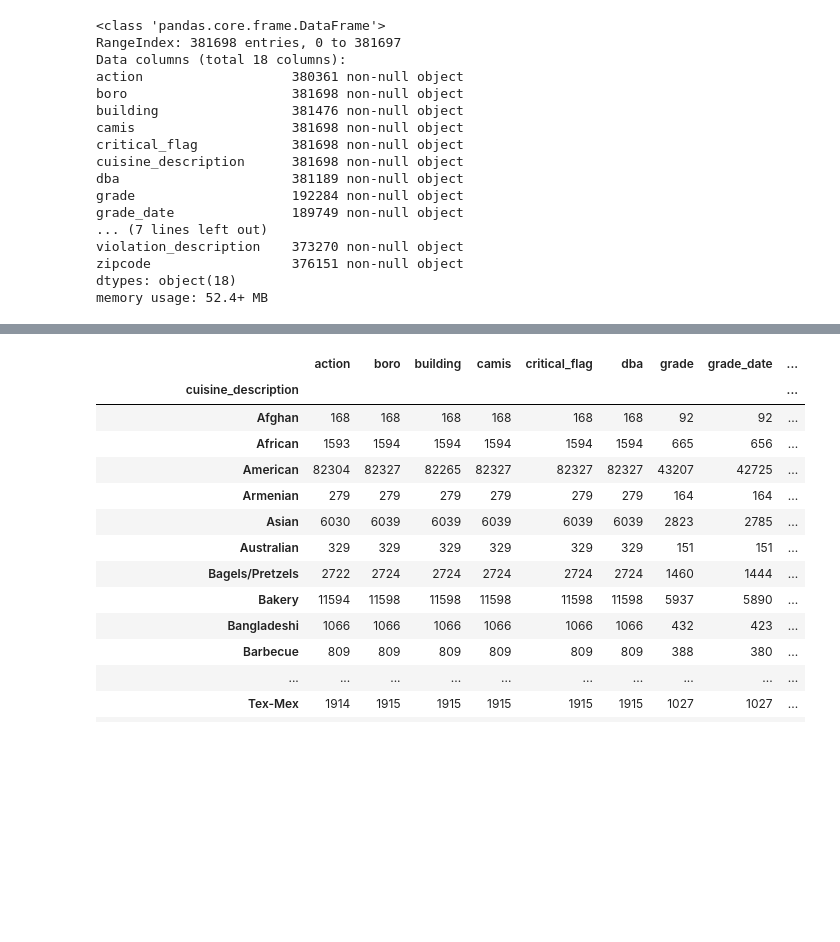
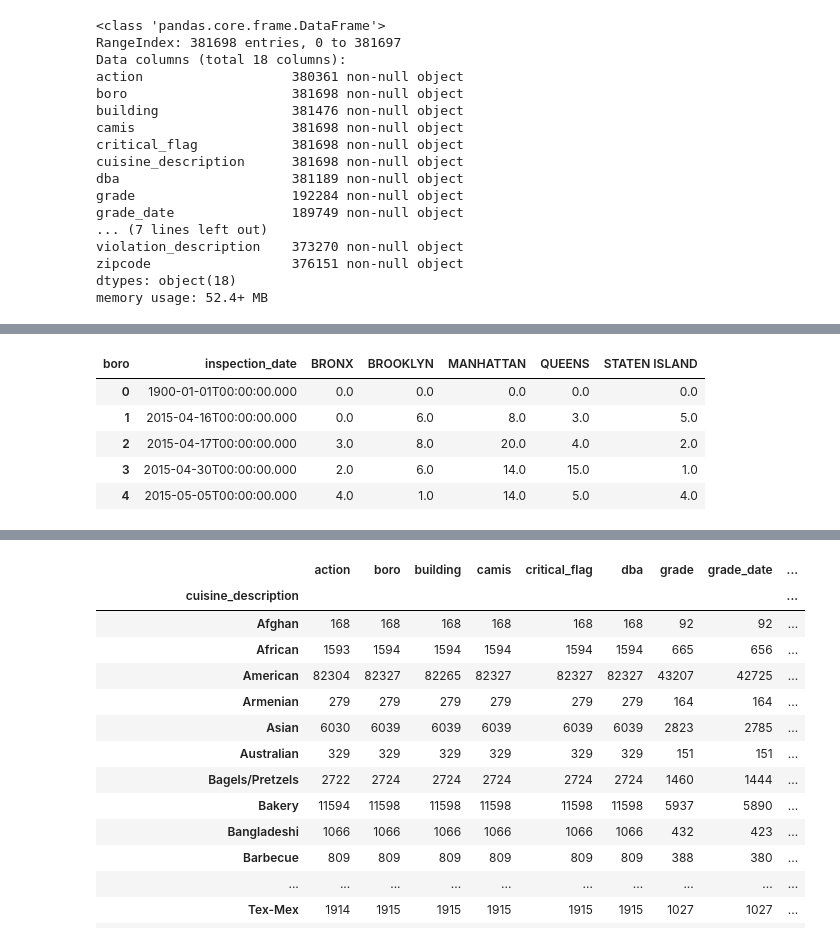
Before and after one commit to vknguyen1902/nyc-restaurants-inspections, a Jupyter notebook: json-restaurants-inspections.ipynb, the cells around one changed output, grey strips where cells are left out. Cells and saved outputs as stored; diff of their text form; code cells hidden in the pictures; blank space fills up the shorter version.

```diff
--- a/json-restaurants-inspections.ipynb
+++ b/json-restaurants-inspections.ipynb
@@ -68,6 +86,19 @@ output_notebook()
 # %% [output]
 Loading BokehJS ...
 [interactive output not drawn]
+# %%
+violation = violation_count.copy()
+violation = violation.pivot(index='inspection_date',columns='boro',values='violation_count')
+violation = violation.dropna()
+violation = violation.reset_index()
+violation.head()
+# %% [output]
+| boro | inspection_date | BRONX | BROOKLYN | MANHATTAN | QUEENS | STATEN ISLAND |
+| 0 | 1900-01-01T00:00:00.000 | 0.0 | 0.0 | 0.0 | 0.0 | 0.0 |
+| 1 | 2015-04-16T00:00:00.000 | 0.0 | 6.0 | 8.0 | 3.0 | 5.0 |
+| 2 | 2015-04-17T00:00:00.000 | 3.0 | 8.0 | 20.0 | 4.0 | 2.0 |
+| 3 | 2015-04-30T00:00:00.000 | 2.0 | 6.0 | 14.0 | 15.0 | 1.0 |
+| 4 | 2015-05-05T00:00:00.000 | 4.0 | 1.0 | 14.0 | 5.0 | 4.0 |
 # %%
 boros = list(violation_count['boro'].unique())
 
```
Also changed, not shown: parts of 10 cells of this notebook.
